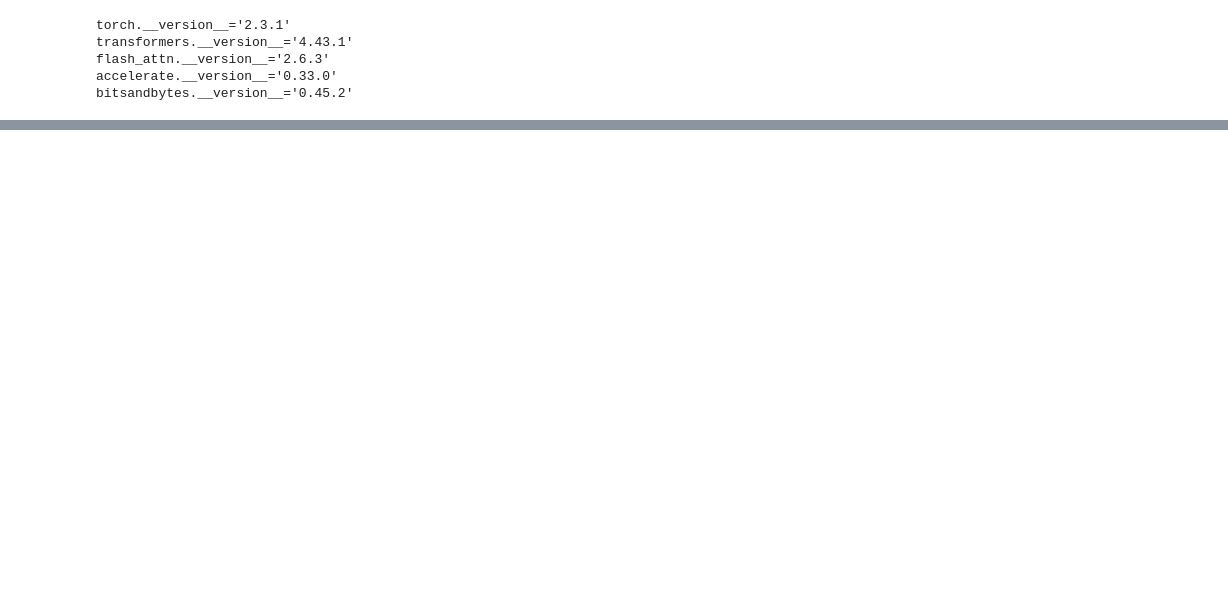
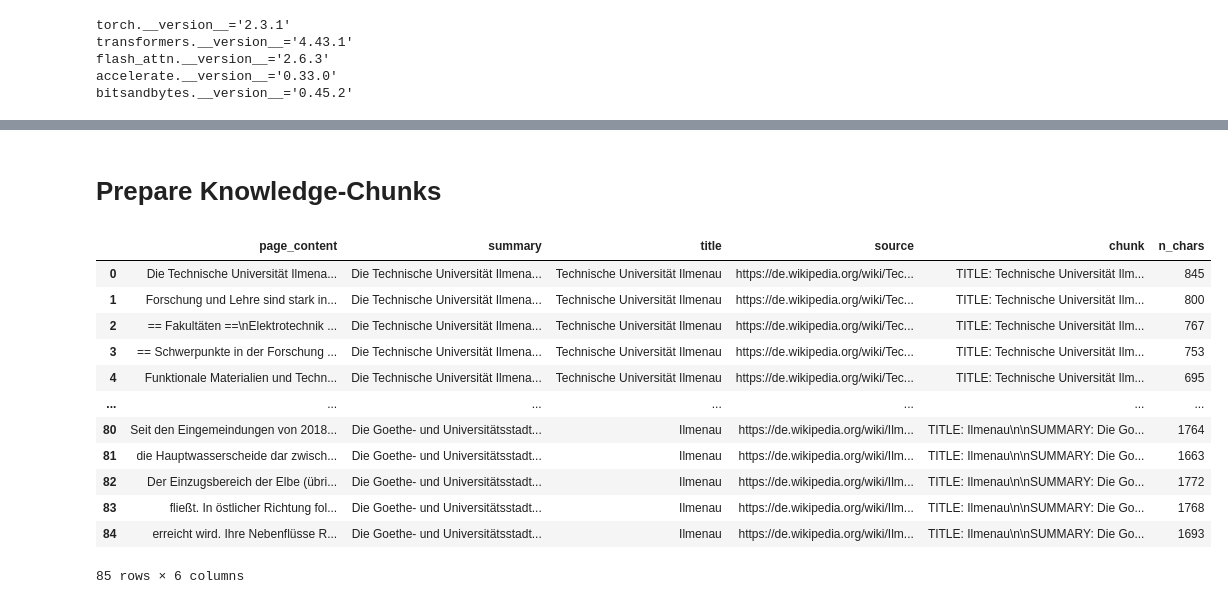
Before and after one commit to fee1ix/beesup_injection_lab, a Jupyter notebook: rag_notebook.ipynb, the cells around one changed output, grey strips where cells are left out. Cells and saved outputs as stored; diff of their text form; code cells hidden in the pictures; blank space fills up the shorter version.

```diff
--- a/rag_notebook.ipynb
+++ b/rag_notebook.ipynb
@@ -689,0 +99,38 @@ Die folgenden Wildbienen leben solitär:
+# %% [markdown]
+# Prepare Knowledge-Chunks
+# %%
+# Load chunks from wikipedia
+from langchain_community.document_loaders import WikipediaLoader
+from langchain.text_splitter import RecursiveCharacterTextSplitter
+
+docs = WikipediaLoader(query='Technische Universität Ilmenau', lang='de', load_max_docs=4).load()
+splitter = RecursiveCharacterTextSplitter(chunk_size=300, chunk_overlap=50)
+chunks = splitter.split_documents(docs)
+
+chunks_df=pd.DataFrame(
+    dict(
+        page_content = [c.page_content for c in chunks],
+        summary = [c.metadata['summary'] for c in chunks],
+        title = [c.metadata['title'] for c in chunks],
+        source = [c.metadata['source'] for c in chunks]))
+
+
+CHUNK_TEMPLATE="TITLE: {title}\n\nSUMMARY: {summary}\n\nCONTENT: {page_content}"
+
+chunks_df['chunk']=chunks_df.apply(lambda x: CHUNK_TEMPLATE.format(**x), axis=1)
+chunks_df['n_chars']=chunks_df['chunk'].apply(len)
+chunks_df.head(4)
+# %% [output]
+|  | page_content | summary | title | source | chunk | n_chars |
+| 0 | Die Technische Universität Ilmena... | Die Technische Universität Ilmena... | Technische Universität Ilmenau | https://de.wikipedia.org/wiki/Tec... | TITLE: Technische Universität Ilm... | 845 |
+| 1 | Forschung und Lehre sind stark in... | Die Technische Universität Ilmena... | Technische Universität Ilmenau | https://de.wikipedia.org/wiki/Tec... | TITLE: Technische Universität Ilm... | 800 |
+| 2 | == Fakultäten ==\nElektrotechnik ... | Die Technische Universität Ilmena... | Technische Universität Ilmenau | https://de.wikipedia.org/wiki/Tec... | TITLE: Technische Universität Ilm... | 767 |
+| 3 | == Schwerpunkte in der Forschung ... | Die Technische Universität Ilmena... | Technische Universität Ilmenau | https://de.wikipedia.org/wiki/Tec... | TITLE: Technische Universität Ilm... | 753 |
+| 4 | Funktionale Materialien und Techn... | Die Technische Universität Ilmena... | Technische Universität Ilmenau | https://de.wikipedia.org/wiki/Tec... | TITLE: Technische Universität Ilm... | 695 |
+| ... | ... | ... | ... | ... | ... | ... |
+| 80 | Seit den Eingemeindungen von 2018... | Die Goethe- und Universitätsstadt... | Ilmenau | https://de.wikipedia.org/wiki/Ilm... | TITLE: Ilmenau\n\nSUMMARY: Die Go... | 1764 |
+| 81 | die Hauptwasserscheide dar zwisch... | Die Goethe- und Universitätsstadt... | Ilmenau | https://de.wikipedia.org/wiki/Ilm... | TITLE: Ilmenau\n\nSUMMARY: Die Go... | 1663 |
+| 82 | Der Einzugsbereich der Elbe (übri... | Die Goethe- und Universitätsstadt... | Ilmenau | https://de.wikipedia.org/wiki/Ilm... | TITLE: Ilmenau\n\nSUMMARY: Die Go... | 1772 |
+| 83 | fließt. In östlicher Richtung fol... | Die Goethe- und Universitätsstadt... | Ilmenau | https://de.wikipedia.org/wiki/Ilm... | TITLE: Ilmenau\n\nSUMMARY: Die Go... | 1768 |
+| 84 | erreicht wird. Ihre Nebenflüsse R... | Die Goethe- und Universitätsstadt... | Ilmenau | https://de.wikipedia.org/wiki/Ilm... | TITLE: Ilmenau\n\nSUMMARY: Die Go... | 1693 |
+85 rows × 6 columns
```
Also changed, not shown: parts of 49 cells of this notebook, 4 other files.
